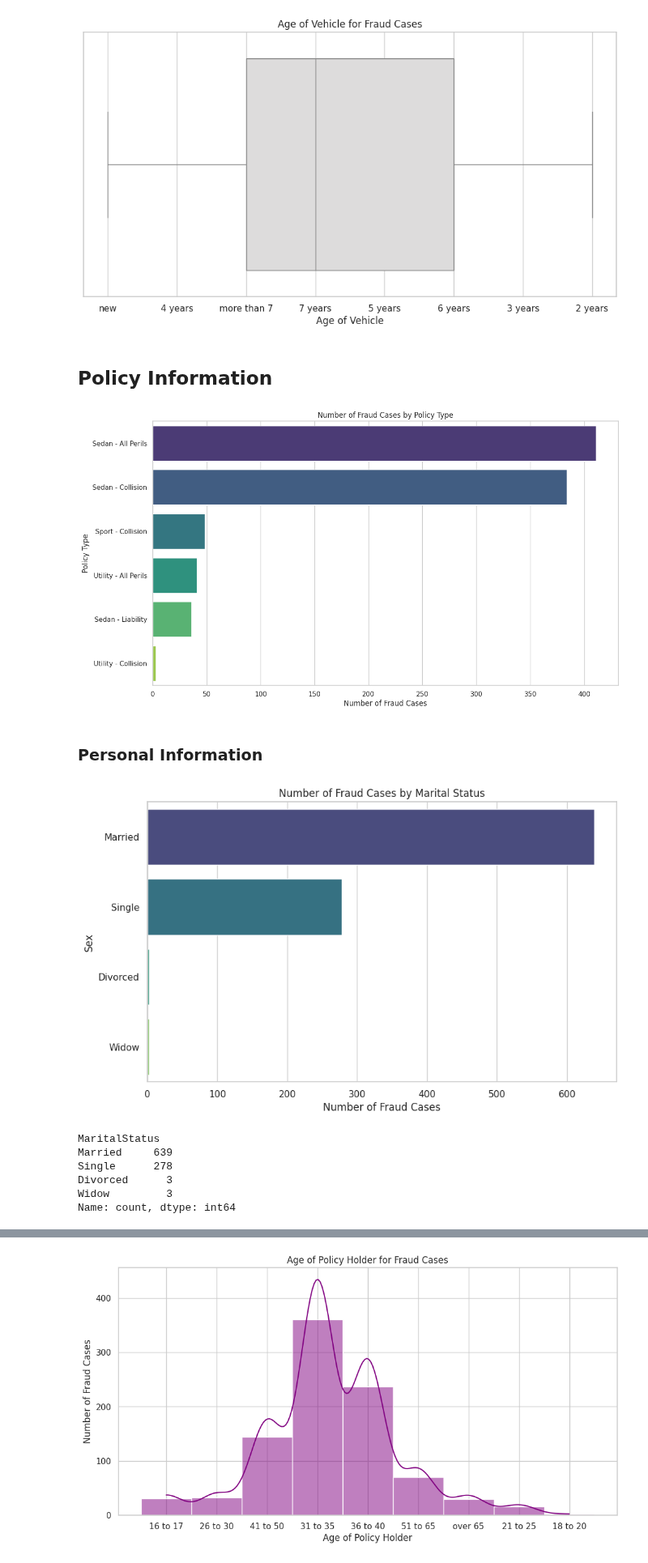
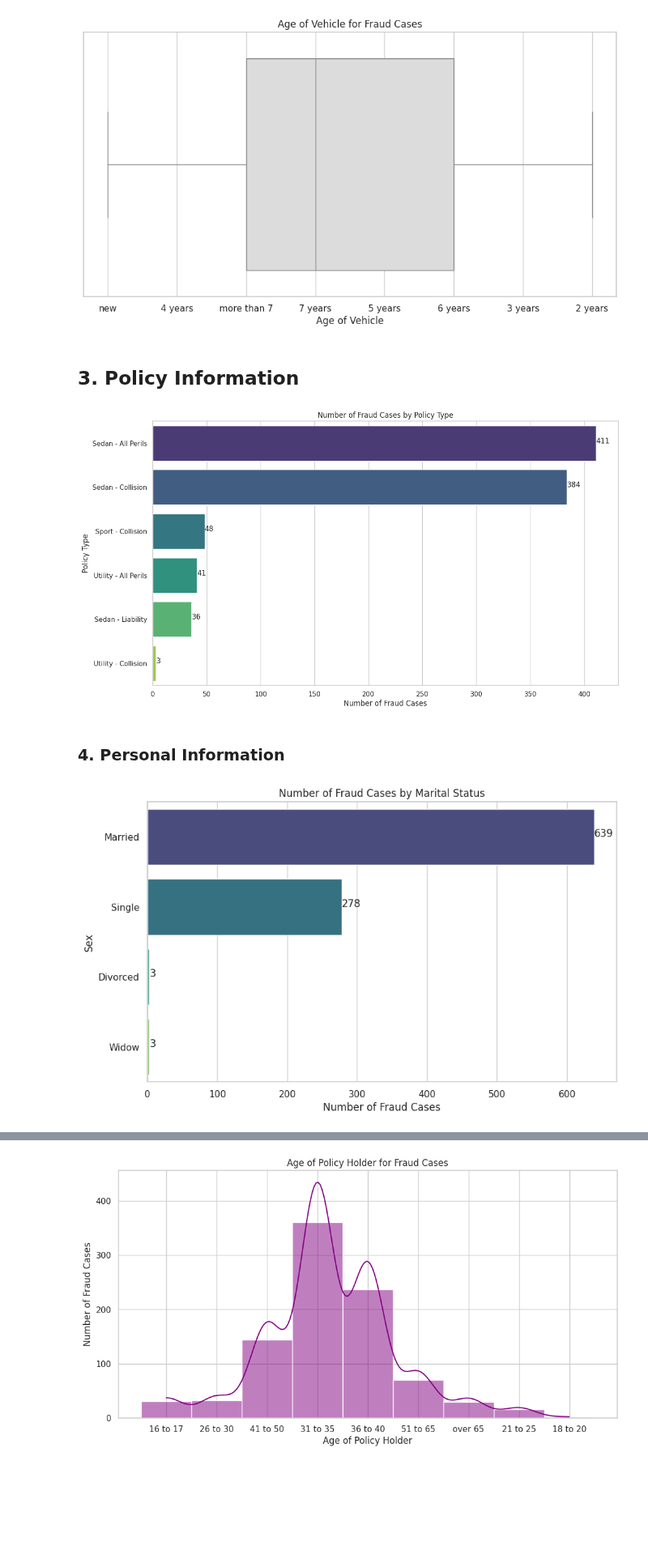
Before and after one commit to kimp10/Insurance-Fraud-Detection-Model-, a Jupyter notebook: Insurance_Fraud_detection.ipynb, the cells around one changed output, grey strips where cells are left out. Shown at 81% size. Cells and saved outputs as stored; diff of their text form; code cells hidden in the pictures; blank space fills up the shorter version.

```diff
--- a/Insurance_Fraud_detection.ipynb
+++ b/Insurance_Fraud_detection.ipynb
@@ -271,5 +273,8 @@ sns.barplot(x=fraud_count_by_make.values, y=fraud_count_by_make.index, palette="
 plt.title('Number of Fraud Cases by Vehicle Make')
 plt.xlabel('Number of Fraud Cases')
 plt.ylabel('Vehicle Make')
+# Add value labels
+for index, value in enumerate(fraud_count_by_make.values):
+    plt.text(value, index, str(value))
 plt.show()
 # %% [output]
@@ -293,5 +298,8 @@ sns.barplot(x=fraud_count_by_price.values, y=fraud_count_by_price.index, palette
 plt.title('Number of Fraud Cases by Vehicle Price')
 plt.xlabel('Number of Fraud Cases')
 plt.ylabel('Vehicle Price')
+# Add value labels
+for index, value in enumerate(fraud_count_by_price.values):
+    plt.text(value, index, str(value))
 plt.show()
 # %% [output]
@@ -307,7 +315,7 @@ plt.show()
 # %% [output]
 [figure]
 # %% [markdown]
-## Policy Information
+## 3. Policy Information
 # %%
 # Horizontal Bar Plot Number of Fraud Cases by Policy Type
 plt.figure(figsize=(14, 8))
@@ -316,39 +324,34 @@ sns.barplot(x=fraud_count_by_policy_type.values, y=fraud_count_by_policy_type.in
 plt.title('Number of Fraud Cases by Policy Type')
 plt.xlabel('Number of Fraud Cases')
 plt.ylabel('Policy Type')
+for index, value in enumerate(fraud_count_by_policy_type.values):
+    plt.text(value, index, str(value))
 plt.show()
 # %% [output]
-[figure, old version]
+[figure, new version]
 # %% [markdown]
-### Personal Information
+### 4. Personal Information
 # %%
 
 # Set the style for the plots
 sns.set(style="whitegrid")
 
 # Function to count fraud cases by sex
 def count_fraud_cases_by_sex():
     return Claim_fraud[Claim_fraud['FraudFound_P'] == 1]['MaritalStatus'].value_counts()
 
 # Horizontal Bar Plot Number of Fraud Cases by Sex
 plt.figure(figsize=(10, 6))
 fraud_count_by_sex = count_fraud_cases_by_sex()
 sns.barplot(x=fraud_count_by_sex.values, y=fraud_count_by_sex.index, palette="viridis")
 plt.title('Number of Fraud Cases by Marital Status')
 plt.xlabel('Number of Fraud Cases')
 plt.ylabel('Sex')
+for index, value in enumerate(fraud_count_by_sex.values):
+    plt.text(value, index, str(value))
 plt.show()
-
-# Print the count of fraud cases by sex
-print(fraud_count_by_sex)
 # %% [output]
-[figure, old version]
+[figure, new version]
-MaritalStatus
-Married     639
-Single      278
-Divorced      3
-Widow         3
-Name: count, dtype: int64
 # %%
 # Set the style for the plots
 sns.set(style="whitegrid")
```
Also changed, not shown: parts of 14 cells of this notebook.
